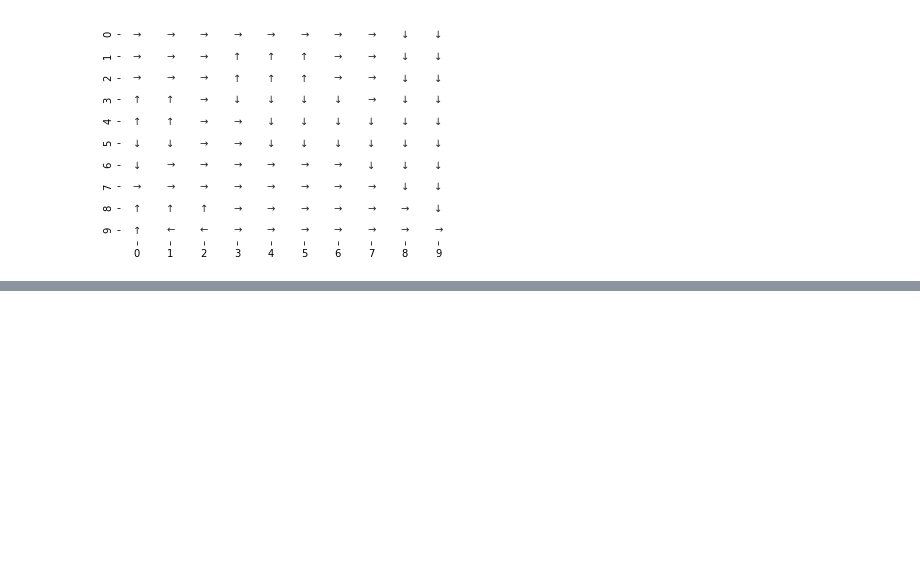
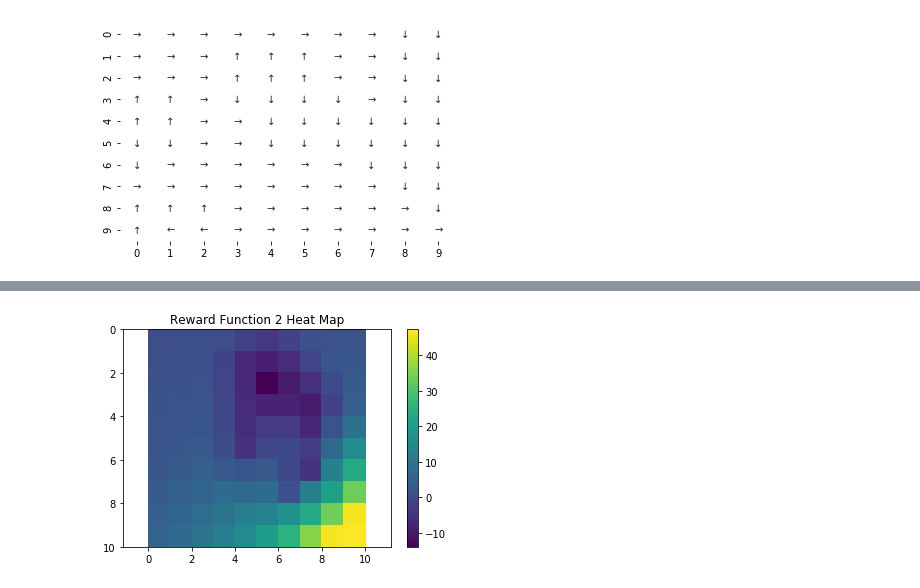
Before and after one commit to CapnSquirrel/ECE-232E, a Jupyter notebook: Project3/project3.ipynb, the cells around one changed output, grey strips where cells are left out. Cells and saved outputs as stored; diff of their text form; code cells hidden in the pictures; blank space fills up the shorter version.

```diff
--- a/Project3/project3.ipynb
+++ b/Project3/project3.ipynb
@@ -186,0 +202,4 @@ sns.heatmap(state_space, annot=rf1_optimal_policy, fmt='', cbar = False, cmap=['
+# %%
+plot_heat_map(rf2_optimal_state_values, 2)
+# %% [output]
+[figure, added]
```
Also changed, not shown: parts of 9 cells of this notebook.
